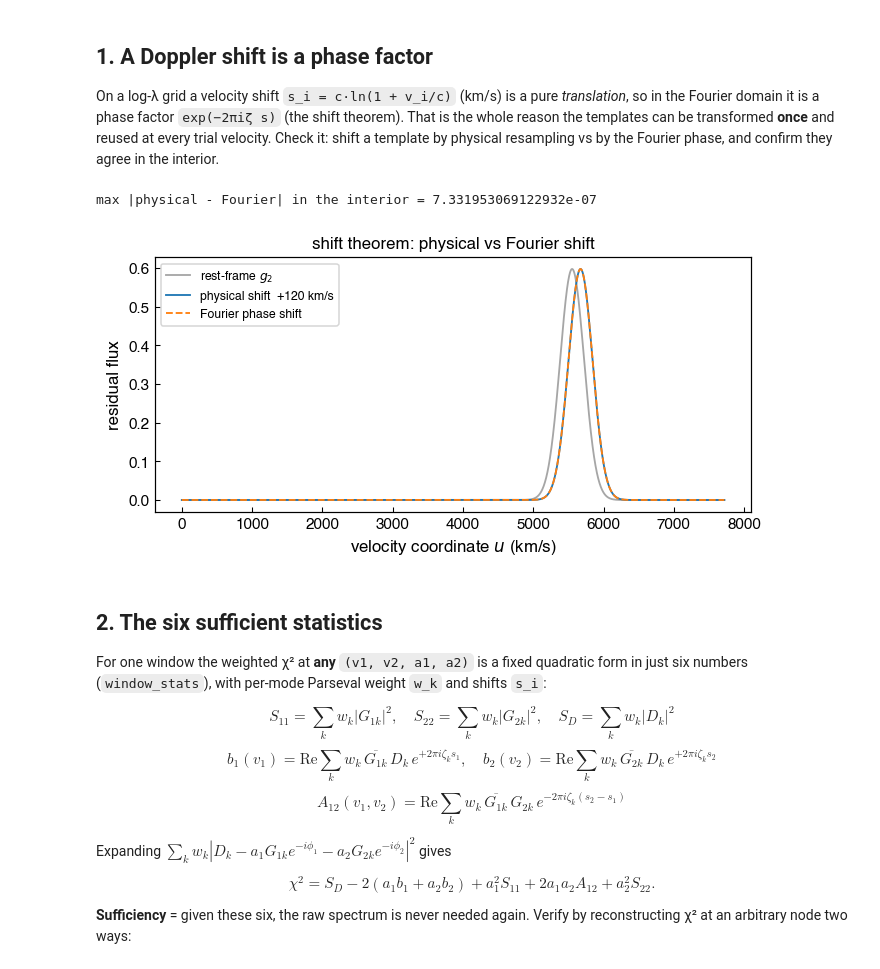
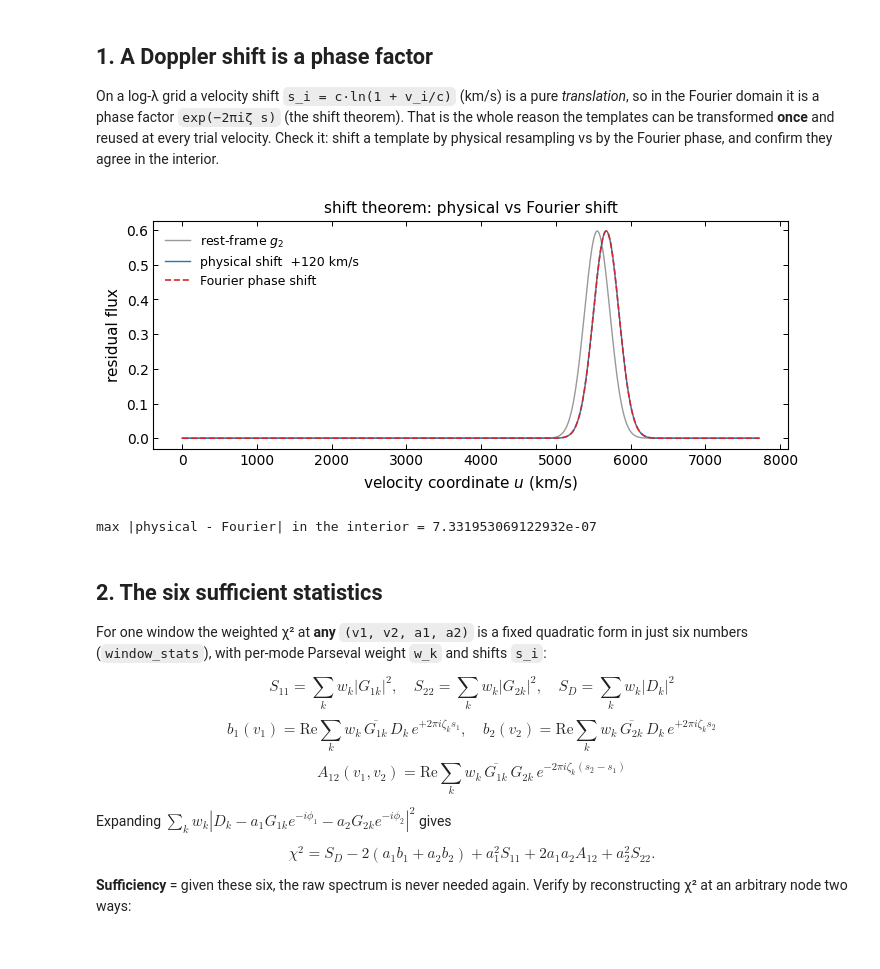
Before and after one commit to SPARTA-dev/SPARTA, a Jupyter notebook: examples/todcor/01_method.ipynb, the cells around one changed output. Drawn from its saved outputs; the diff is of its cells as text; code cells hidden in the pictures.

```diff
--- a/examples/todcor/01_method.ipynb
+++ b/examples/todcor/01_method.ipynb
@@ -70,20 +61,21 @@ resampling vs by the Fourier phase, and confirm they agree in the interior.
 # %%
 v_test = 120.0
 phys = tf.broaden_gaussian_residual(tf.shift_template_flux(tmpl2[0], tmpl2[1], wave, v_test) - 1.0, dv, C / R)
 zeta = np.fft.rfftfreq(len(g2), d=dv)
 four = np.fft.irfft(np.fft.rfft(g2) * np.exp(-2j * np.pi * zeta * tf.shift_kms(v_test)), n=len(g2))
 
 fig, ax = plt.subplots(figsize=(7, 3.0))
-ax.plot(u, g2, color="0.65", label="rest-frame $g_2$")
-ax.plot(u, phys, "C0", label=f"physical shift  +{v_test:.0f} km/s")
-ax.plot(u, four, "C1--", label="Fourier phase shift")
+ax.plot(u, g2, color=GREY, label="rest-frame $g_2$")
+plot_extra(ax, u, phys, label=f"physical shift  +{v_test:.0f} km/s")
+plot_model(ax, u, four, ls="--", label="Fourier phase shift")
 ax.set_xlabel("velocity coordinate $u$ (km/s)"); ax.set_ylabel("residual flux")
-ax.set_title("shift theorem: physical vs Fourier shift"); ax.legend(fontsize=8)
+ax.set_title("shift theorem: physical vs Fourier shift"); ax.legend()
+plt.show()
 interior = slice(20, -20)
 print("max |physical - Fourier| in the interior =", np.max(np.abs((phys - four)[interior])))
 # %% [output]
+[figure, new version]
 max |physical - Fourier| in the interior = 7.331953069122932e-07
-[figure, old version]
 # %% [markdown]
 ## 2. The six sufficient statistics
 
```
Also changed, not shown: parts of 2 cells of this notebook, 19 other files.
